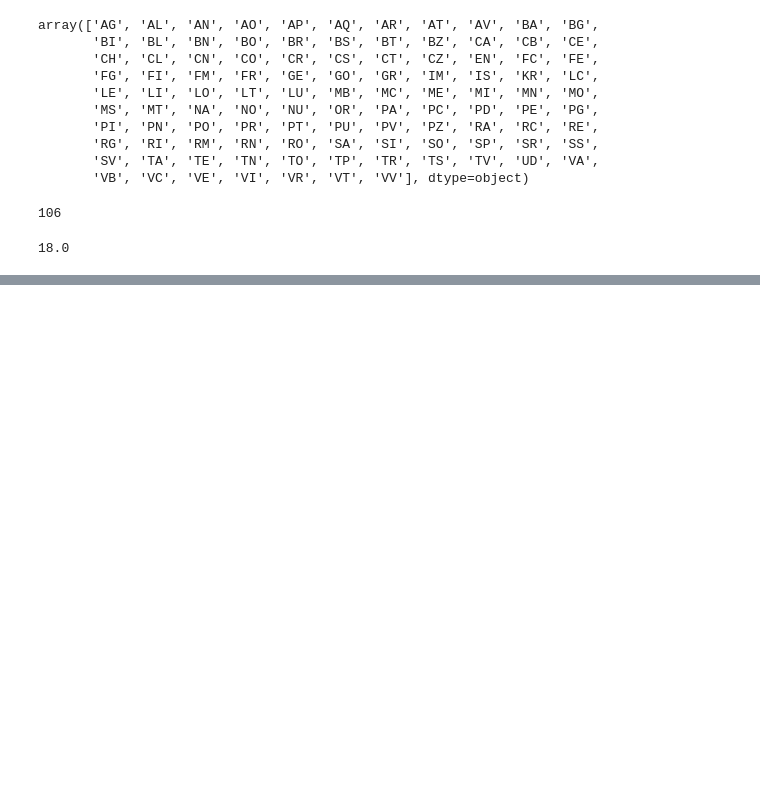
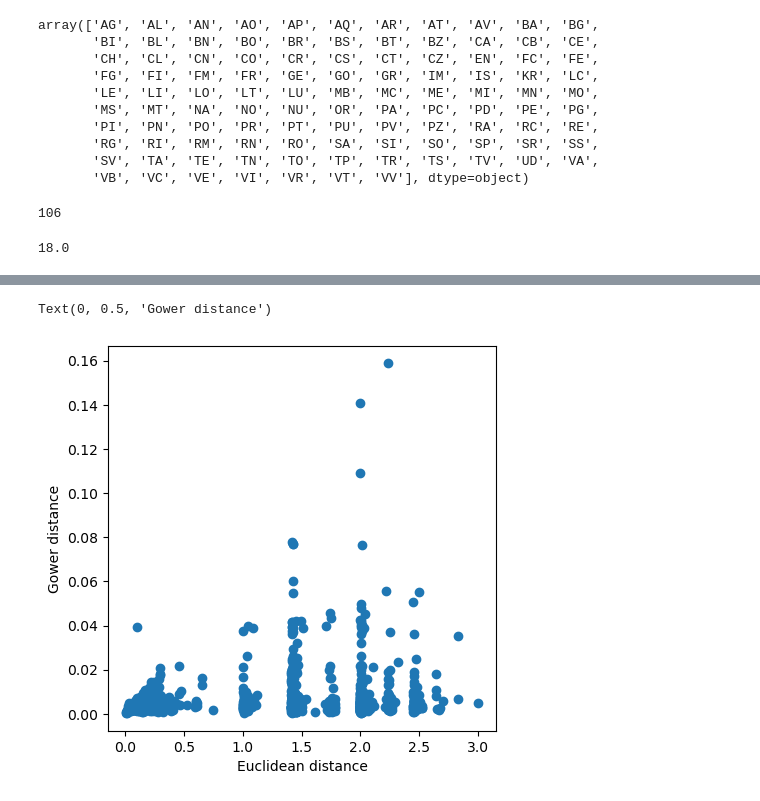
Before and after one commit to jaclenti/NFVAE-population-synthesis, a Jupyter notebook: notebooks/lc_prova_ew_pops.ipynb, the cells around one changed output, grey strips where cells are left out. Drawn from its saved outputs; the diff is of its cells as text; code cells hidden in the pictures; blank space fills up the shorter version.

```diff
--- a/notebooks/lc_prova_ew_pops.ipynb
+++ b/notebooks/lc_prova_ew_pops.ipynb
@@ -485,3 +524,16 @@ len(df.prov.unique())
 len(df)/len(df.prov.unique())
 # %% [output]
 18.0
+# %%
+for file in tqdm(sorted(glob(f'/data/housing/data/intermediate/jl_pop_synth/isp_baselines/all_baselines_*.pickle'))[0:1]):
+    prov = file.split(".")[-2][-2:]
+    # data loading
+    with open(file, 'rb') as f:
+        all_baselines = pickle.load(f)
+
+    all_baselines['df_excluded'] = all_baselines['df_real'][~all_baselines['df_real'].index.isin(all_baselines['df_real95'].index)]
+
+    del all_baselines['df_real']
+
+    # data preparation
+    data = DataPreparation_Privacy1(data=all_baselines)
@@ -487,0 +560,18 @@ len(df)/len(df.prov.unique())
+# %%
+df= data['df_nfvae95']
+# %%
+df_real = data['df_real95']
+# %%
+dists_eu = pairwise_distances(df_real.values,df.values, metric='euclidean')
+dists_eu = dists_eu.min(axis=1)
+
+dists_gower = gower.gower_matrix(df_real.values,df.values)
+dists_gower = dists_gower.min(axis=1)
+# %%
+fog,ax = plt.subplots(1,figsize=(5,5))
+ax.scatter(dists_eu,dists_gower)
+ax.set_xlabel("Euclidean distance")
+ax.set_ylabel("Gower distance")
+# %% [output]
+Text(0, 0.5, 'Gower distance')
+[figure, added]
```
Also changed, not shown: parts of 14 cells of this notebook, 4 other files.
